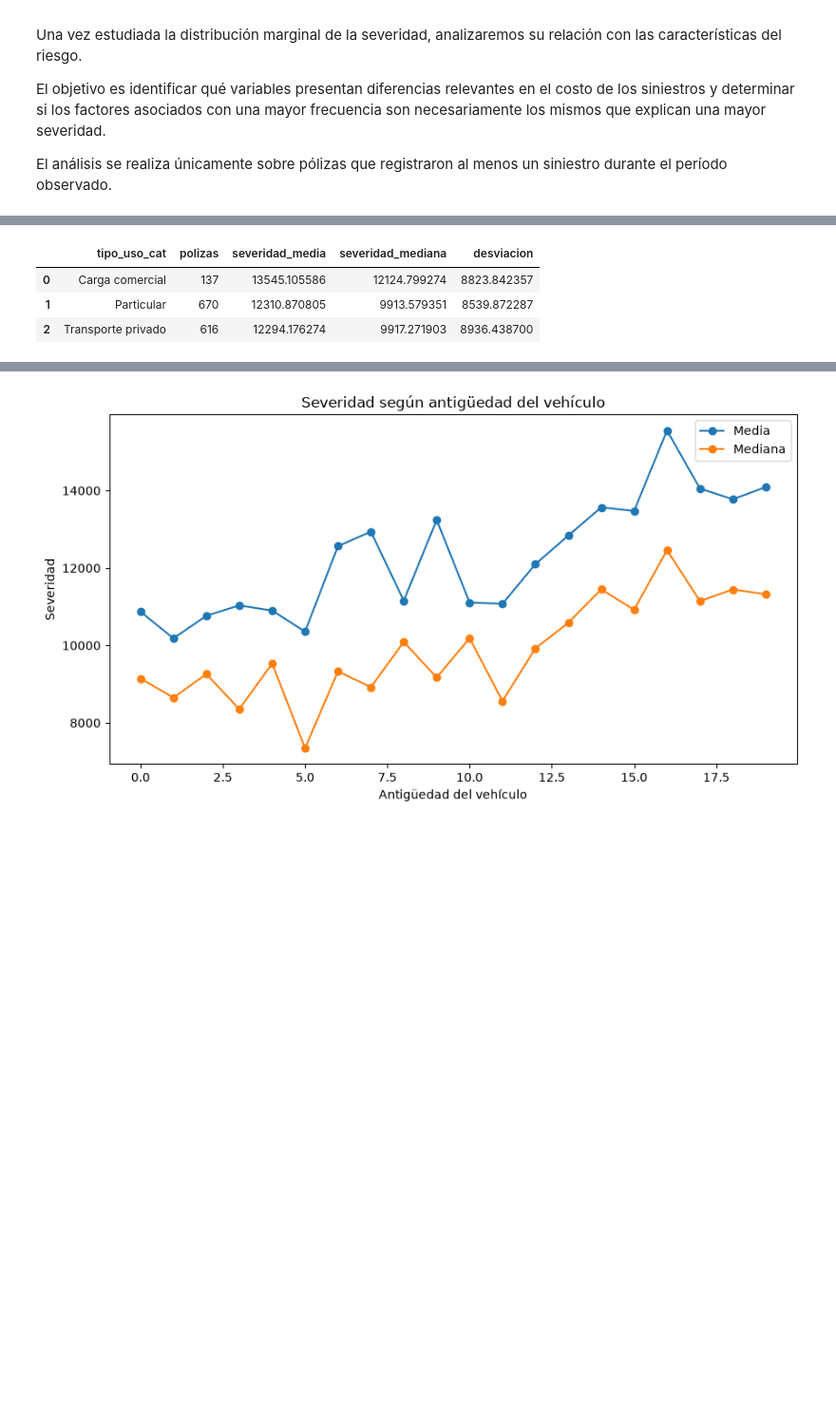
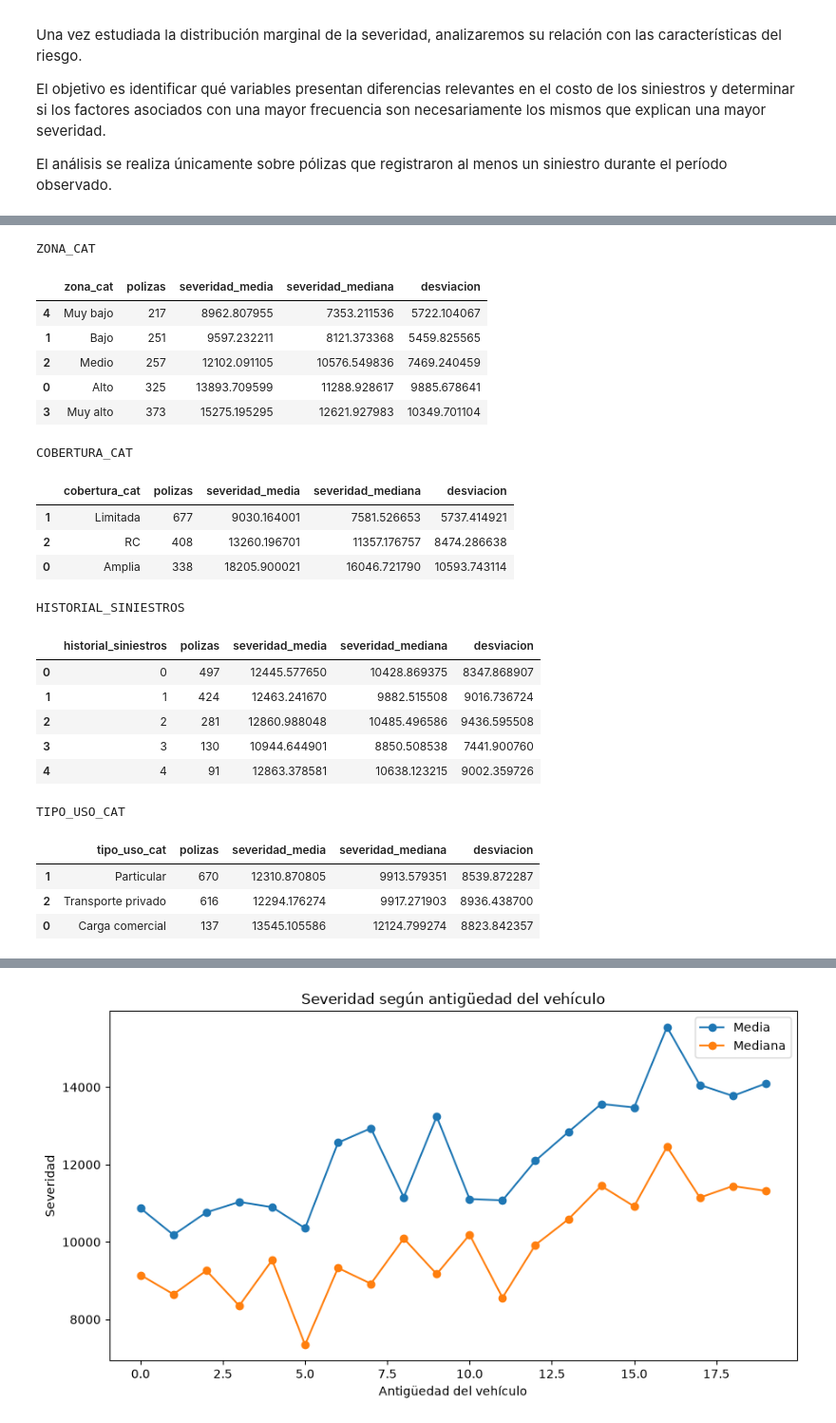
Before and after one commit to ActuarioDereckFuzz/Modelos_estadisticosvsMLvsDeep-Learning, a Jupyter notebook: notebooks/02_eda.ipynb, the cells around one changed output, grey strips where cells are left out. Shown at 95% size. Drawn from its saved outputs; the diff is of its cells as text; code cells hidden in the pictures; blank space fills up the shorter version.

```diff
--- a/notebooks/02_eda.ipynb
+++ b/notebooks/02_eda.ipynb
@@ -1057,7 +1055,7 @@ El análisis se realiza únicamente sobre pólizas que registraron al menos un
 siniestro durante el período observado.
 # %%
 def severity_summary(df, variable):
-    return (
+    summary = (
         df.groupby(variable, observed=True)
         .agg(
             polizas=("severidad_promedio", "size"),
@@ -1067,3 +1065,9 @@ def severity_summary(df, variable):
         )
         .reset_index()
     )
+    if variable in orders:
+        summary[variable] = pd.Categorical(summary[variable],
+                                           categories=orders[variable],
+                                           ordered=True)
+        summary = summary.sort_values(variable)
+    return summary
@@ -1070,10 +1086,32 @@ def severity_summary(df, variable):
 # %%
-severity_summary(df_severity, "zona_cat")
-severity_summary(df_severity, "cobertura_cat")
-severity_summary(df_severity, "historial_siniestros")
-severity_summary(df_severity, "tipo_uso_cat")
+variables_sev = ["zona_cat","cobertura_cat","historial_siniestros","tipo_uso_cat"]
+
+for variable in variables_sev:
+    print(variable.upper())
+    display(severity_summary(df_severity,variable))
+    print()
 # %% [output]
+ZONA_CAT
-|  | tipo_uso_cat | polizas | severidad_media | severidad_mediana | desviacion |
-| 0 | Carga comercial | 137 | 13545.105586 | 12124.799274 | 8823.842357 |
-| 1 | Particular | 670 | 12310.870805 | 9913.579351 | 8539.872287 |
-| 2 | Transporte privado | 616 | 12294.176274 | 9917.271903 | 8936.438700 |
+|  | zona_cat | polizas | severidad_media | severidad_mediana | desviacion |
+| 4 | Muy bajo | 217 | 8962.807955 | 7353.211536 | 5722.104067 |
+| 1 | Bajo | 251 | 9597.232211 | 8121.373368 | 5459.825565 |
+| 2 | Medio | 257 | 12102.091105 | 10576.549836 | 7469.240459 |
+| 0 | Alto | 325 | 13893.709599 | 11288.928617 | 9885.678641 |
+| 3 | Muy alto | 373 | 15275.195295 | 12621.927983 | 10349.701104 |
+COBERTURA_CAT
+|  | cobertura_cat | polizas | severidad_media | severidad_mediana | desviacion |
+| 1 | Limitada | 677 | 9030.164001 | 7581.526653 | 5737.414921 |
+| 2 | RC | 408 | 13260.196701 | 11357.176757 | 8474.286638 |
+| 0 | Amplia | 338 | 18205.900021 | 16046.721790 | 10593.743114 |
+HISTORIAL_SINIESTROS
+|  | historial_siniestros | polizas | severidad_media | severidad_mediana | desviacion |
+| 0 | 0 | 497 | 12445.577650 | 10428.869375 | 8347.868907 |
+| 1 | 1 | 424 | 12463.241670 | 9882.515508 | 9016.736724 |
+| 2 | 2 | 281 | 12860.988048 | 10485.496586 | 9436.595508 |
+| 3 | 3 | 130 | 10944.644901 | 8850.508538 | 7441.900760 |
+| 4 | 4 | 91 | 12863.378581 | 10638.123215 | 9002.359726 |
+TIPO_USO_CAT
+|  | tipo_uso_cat | polizas | severidad_media | severidad_mediana | desviacion |
+| 1 | Particular | 670 | 12310.870805 | 9913.579351 | 8539.872287 |
+| 2 | Transporte privado | 616 | 12294.176274 | 9917.271903 | 8936.438700 |
+| 0 | Carga comercial | 137 | 13545.105586 | 12124.799274 | 8823.842357 |
```
Also changed, not shown: parts of 25 cells of this notebook, 1 other file.
